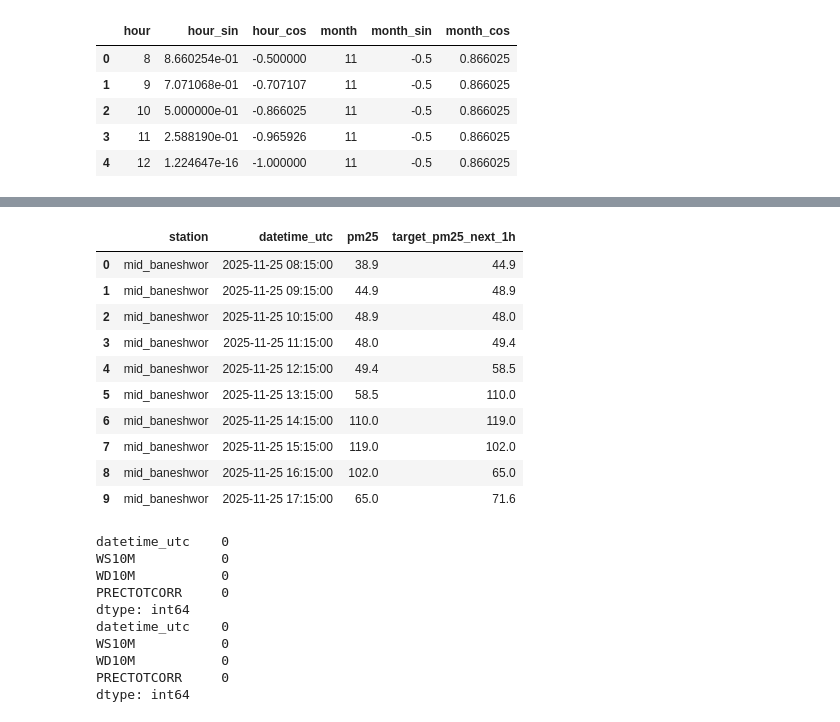
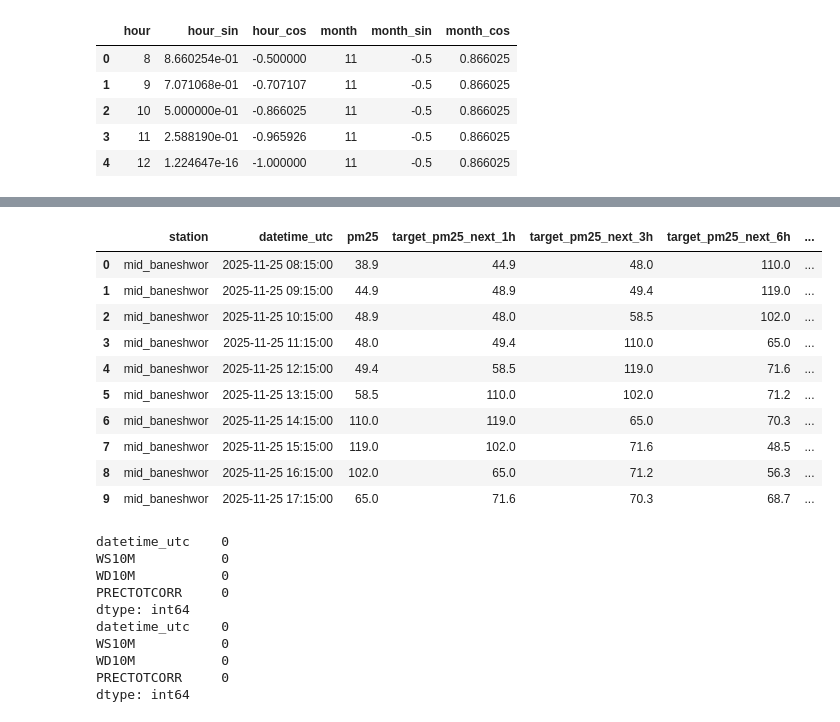
Before and after one commit to KhushiKhati11/AQI-Change-Prediction-Pipeline, a Jupyter notebook: notebooks/feature_engineering.ipynb, the cells around one changed output, grey strips where cells are left out. Drawn from its saved outputs; the diff is of its cells as text; code cells hidden in the pictures.

```diff
--- a/notebooks/feature_engineering.ipynb
+++ b/notebooks/feature_engineering.ipynb
@@ -112,22 +112,24 @@ df[["station", "datetime_utc", "pm25", "pm25_rolling_mean_6h", "pm25_rolling_std
 | 8 | mid_baneshwor | 2025-11-25 16:15:00 | 102.0 | 81.150000 | 32.618016 | 68.844444 | ... |
 | 9 | mid_baneshwor | 2025-11-25 17:15:00 | 65.0 | 83.983333 | 29.777200 | 68.460000 | ... |
 # %%
-#Set target variable: PM2.5 concentration in the next hour (1-hour ahead prediction)
-df["target_pm25_next_1h"] = df.groupby("station")["pm25"].shift(-1)
+# Set target variable: PM2.5 concentration after 1,3,6,12 and 24 hours
+horizons = [1, 3, 6, 12, 24]
+for h in horizons:
+    df[f"target_pm25_next_{h}h"] = df.groupby("station")["pm25"].shift(-h)
 
-df[["station", "datetime_utc", "pm25", "target_pm25_next_1h"]].head(10)
+df[["station", "datetime_utc", "pm25", "target_pm25_next_1h", "target_pm25_next_3h", "target_pm25_next_6h", "target_pm25_next_12h", "target_pm25_next_24h"]].head(10)
 # %% [output]
-|  | station | datetime_utc | pm25 | target_pm25_next_1h |
-| 0 | mid_baneshwor | 2025-11-25 08:15:00 | 38.9 | 44.9 |
-| 1 | mid_baneshwor | 2025-11-25 09:15:00 | 44.9 | 48.9 |
-| 2 | mid_baneshwor | 2025-11-25 10:15:00 | 48.9 | 48.0 |
-| 3 | mid_baneshwor | 2025-11-25 11:15:00 | 48.0 | 49.4 |
-| 4 | mid_baneshwor | 2025-11-25 12:15:00 | 49.4 | 58.5 |
-| 5 | mid_baneshwor | 2025-11-25 13:15:00 | 58.5 | 110.0 |
-| 6 | mid_baneshwor | 2025-11-25 14:15:00 | 110.0 | 119.0 |
-| 7 | mid_baneshwor | 2025-11-25 15:15:00 | 119.0 | 102.0 |
-| 8 | mid_baneshwor | 2025-11-25 16:15:00 | 102.0 | 65.0 |
-| 9 | mid_baneshwor | 2025-11-25 17:15:00 | 65.0 | 71.6 |
+|  | station | datetime_utc | pm25 | target_pm25_next_1h | target_pm25_next_3h | target_pm25_next_6h | ... |
+| 0 | mid_baneshwor | 2025-11-25 08:15:00 | 38.9 | 44.9 | 48.0 | 110.0 | ... |
+| 1 | mid_baneshwor | 2025-11-25 09:15:00 | 44.9 | 48.9 | 49.4 | 119.0 | ... |
+| 2 | mid_baneshwor | 2025-11-25 10:15:00 | 48.9 | 48.0 | 58.5 | 102.0 | ... |
+| 3 | mid_baneshwor | 2025-11-25 11:15:00 | 48.0 | 49.4 | 110.0 | 65.0 | ... |
+| 4 | mid_baneshwor | 2025-11-25 12:15:00 | 49.4 | 58.5 | 119.0 | 71.6 | ... |
+| 5 | mid_baneshwor | 2025-11-25 13:15:00 | 58.5 | 110.0 | 102.0 | 71.2 | ... |
+| 6 | mid_baneshwor | 2025-11-25 14:15:00 | 110.0 | 119.0 | 65.0 | 70.3 | ... |
+| 7 | mid_baneshwor | 2025-11-25 15:15:00 | 119.0 | 102.0 | 71.6 | 48.5 | ... |
+| 8 | mid_baneshwor | 2025-11-25 16:15:00 | 102.0 | 65.0 | 71.2 | 56.3 | ... |
+| 9 | mid_baneshwor | 2025-11-25 17:15:00 | 65.0 | 71.6 | 70.3 | 68.7 | ... |
 # %%
 teku_weather = pd.read_csv("../data/raw/teku_weather.csv")
 mid_b_weather = pd.read_csv("../data/raw/mid_baneshwor_weather.csv")
```
Also changed, not shown: parts of 6 cells of this notebook, 29 other files.
